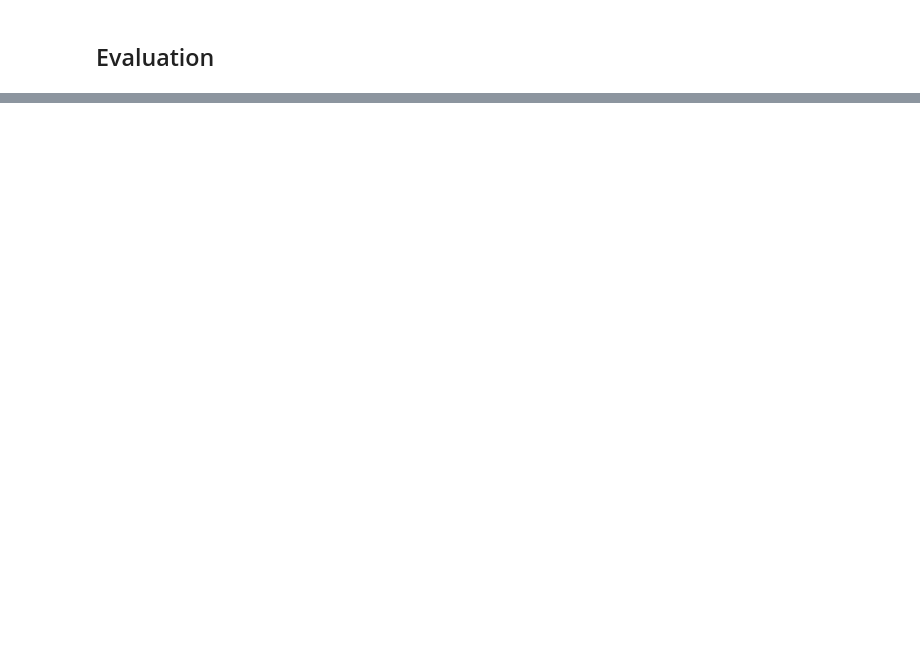
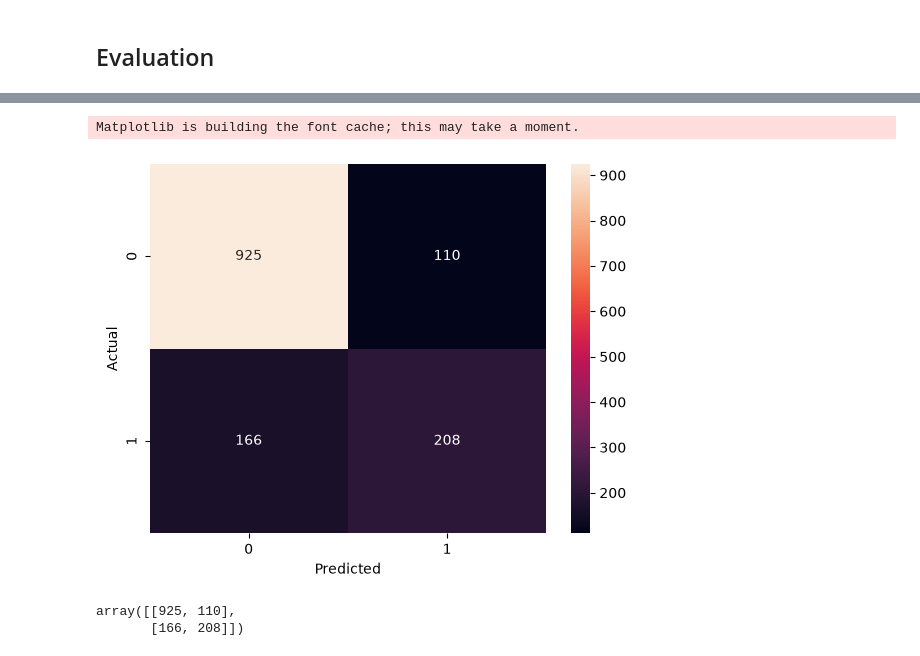
Before and after one commit to abhinavsingh649/Customer-Churn-Prediction-Model, a Jupyter notebook: notebooks/03_baseline_model.ipynb, the cells around one changed output, grey strips where cells are left out. Drawn from its saved outputs; the diff is of its cells as text; code cells hidden in the pictures; blank space fills up the shorter version.

```diff
--- a/notebooks/03_baseline_model.ipynb
+++ b/notebooks/03_baseline_model.ipynb
@@ -65,0 +114,26 @@ print(classification_report(y_test, y_pred))
+# %%
+import seaborn as sns
+import matplotlib.pyplot as plt
+
+cm = confusion_matrix(
+    y_test,
+    y_pred
+)
+
+sns.heatmap(
+    cm,
+    annot=True,
+    fmt="d"
+)
+
+plt.xlabel("Predicted")
+plt.ylabel("Actual")
+plt.show()
+# %% [output]
+Matplotlib is building the font cache; this may take a moment.
+[figure, added]
+# %%
+confusion_matrix(y_test, y_pred)
+# %% [output]
+array([[925, 110],
+       [166, 208]])
```
Also changed, not shown: parts of 5 cells of this notebook, 2 other files.
